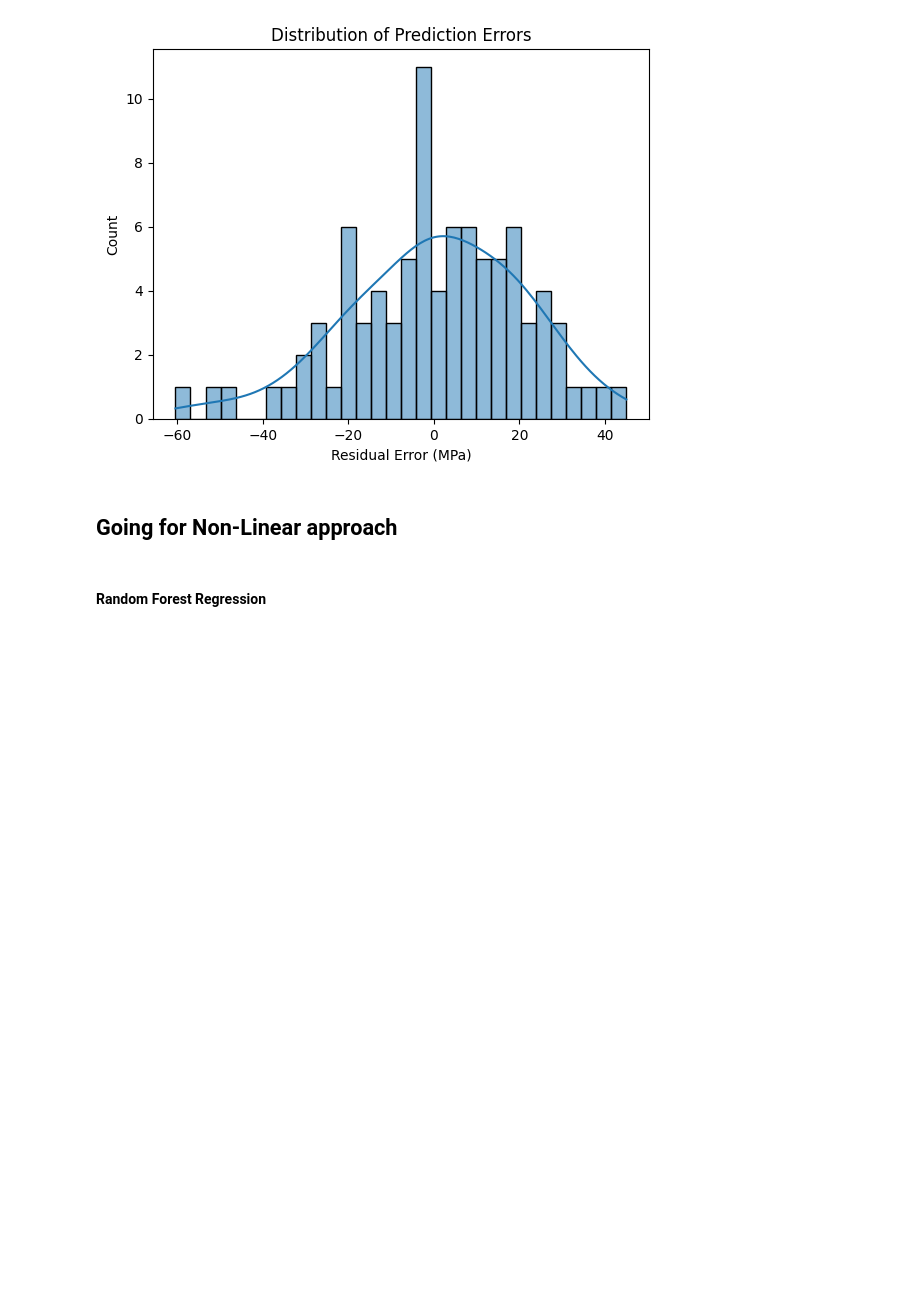
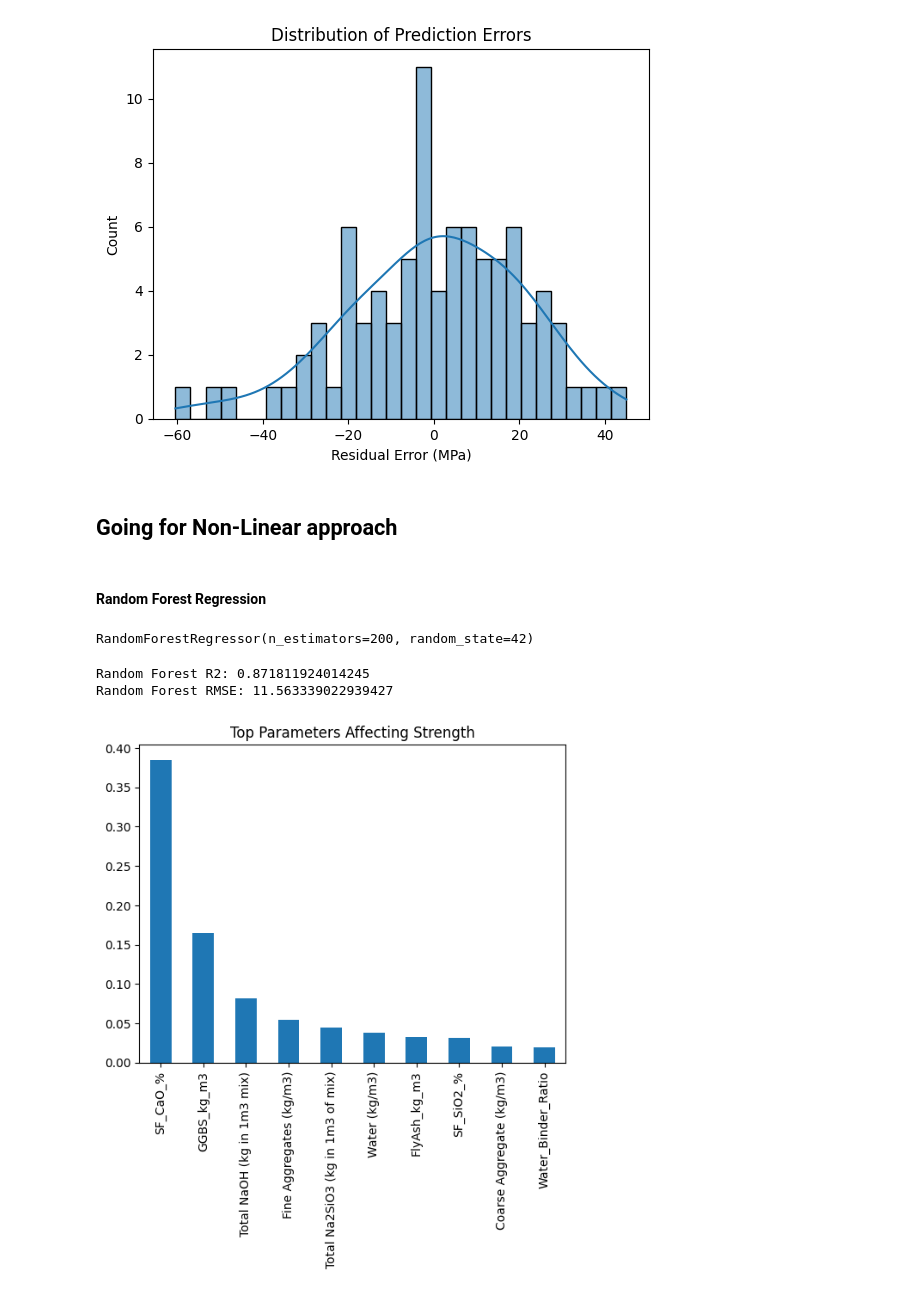
Before and after one commit to Prayash1432/Capstone-Final, a Jupyter notebook: Code.ipynb, the cells around one changed output. Saved outputs shown, nothing was run; the diff lists cells and outputs as text; code cells hidden in the pictures; blank space fills up the shorter version.

Commit message:
Random Forest

```diff
--- a/Code.ipynb
+++ b/Code.ipynb
@@ -506,0 +511,16 @@ plt.show()
+# %%
+imputer = SimpleImputer(strategy='median')
+dataset_rf[:] = imputer.fit_transform(dataset_rf)
+X = dataset_rf.drop(['CS 28 day (Mpa)', 'CS 7 day (Mpa)'], axis=1)
+y = dataset_rf['CS 28 day (Mpa)']
+# %%
+X_train, X_test, y_train, y_test = train_test_split(X, y,test_size=0.2,random_state=42)
+# %%
+rf_model = RandomForestRegressor(
+    n_estimators=200,
+    random_state=42
+)
+# %%
+rf_model.fit(X_train, y_train)
+# %% [output]
+RandomForestRegressor(n_estimators=200, random_state=42)
@@ -506,0 +529,14 @@ plt.show()
+# %%
+print("Random Forest R2:", r2_score(y_test, y_pred_rf))
+print("Random Forest RMSE:", np.sqrt(mean_squared_error(y_test, y_pred_rf)))
+# %% [output]
+Random Forest R2: 0.871811924014245
+Random Forest RMSE: 11.563339022939427
+# %%
+importance = rf_model.feature_importances_
+feature_importance = pd.Series(importance, index=X.columns)
+feature_importance.sort_values(ascending=False).head(10).plot(kind='bar')
+plt.title("Top Parameters Affecting Strength")
+plt.show()
+# %% [output]
+[figure, added]
```
Also changed, not shown: parts of 3 cells of this notebook.
